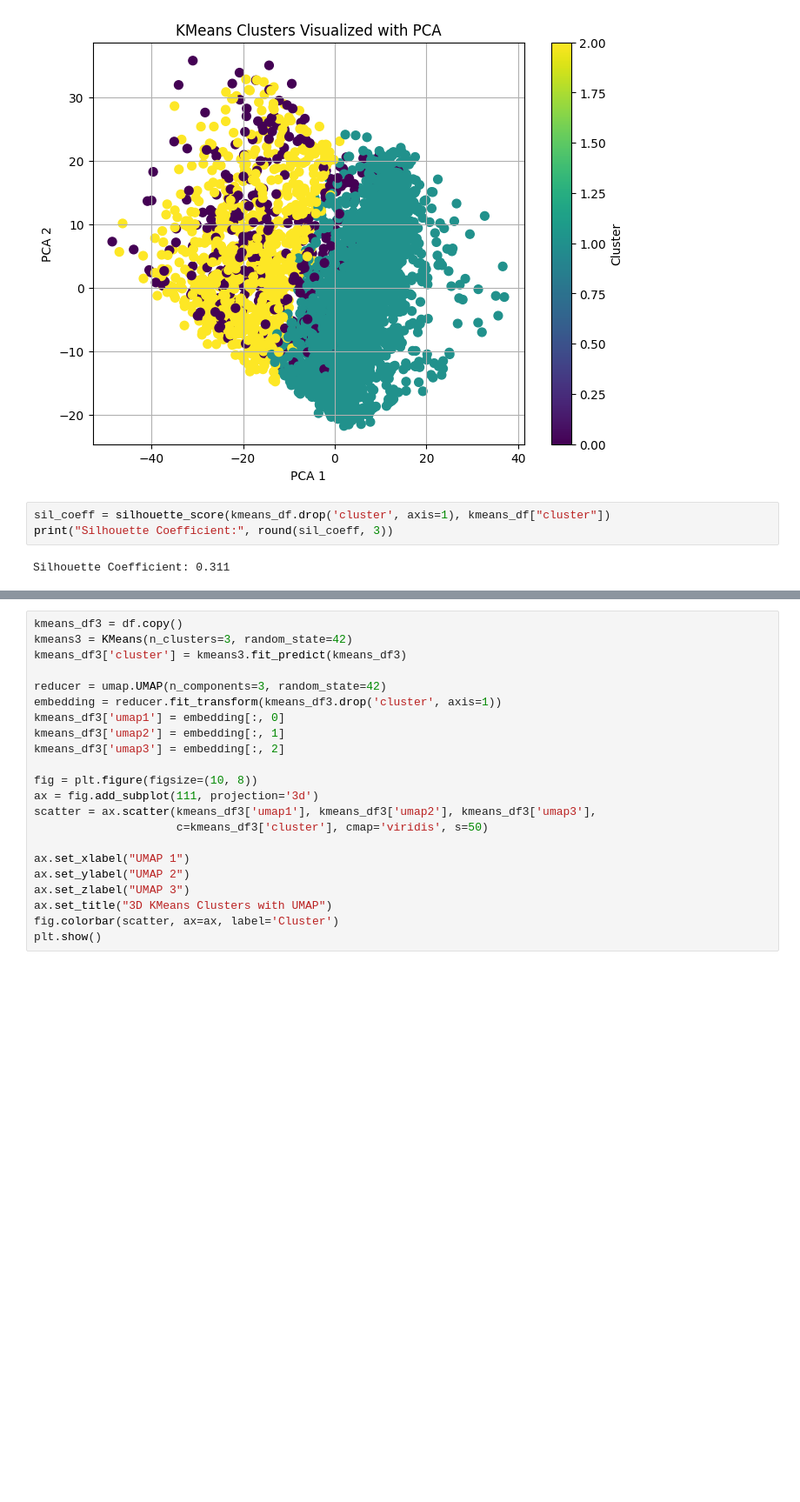
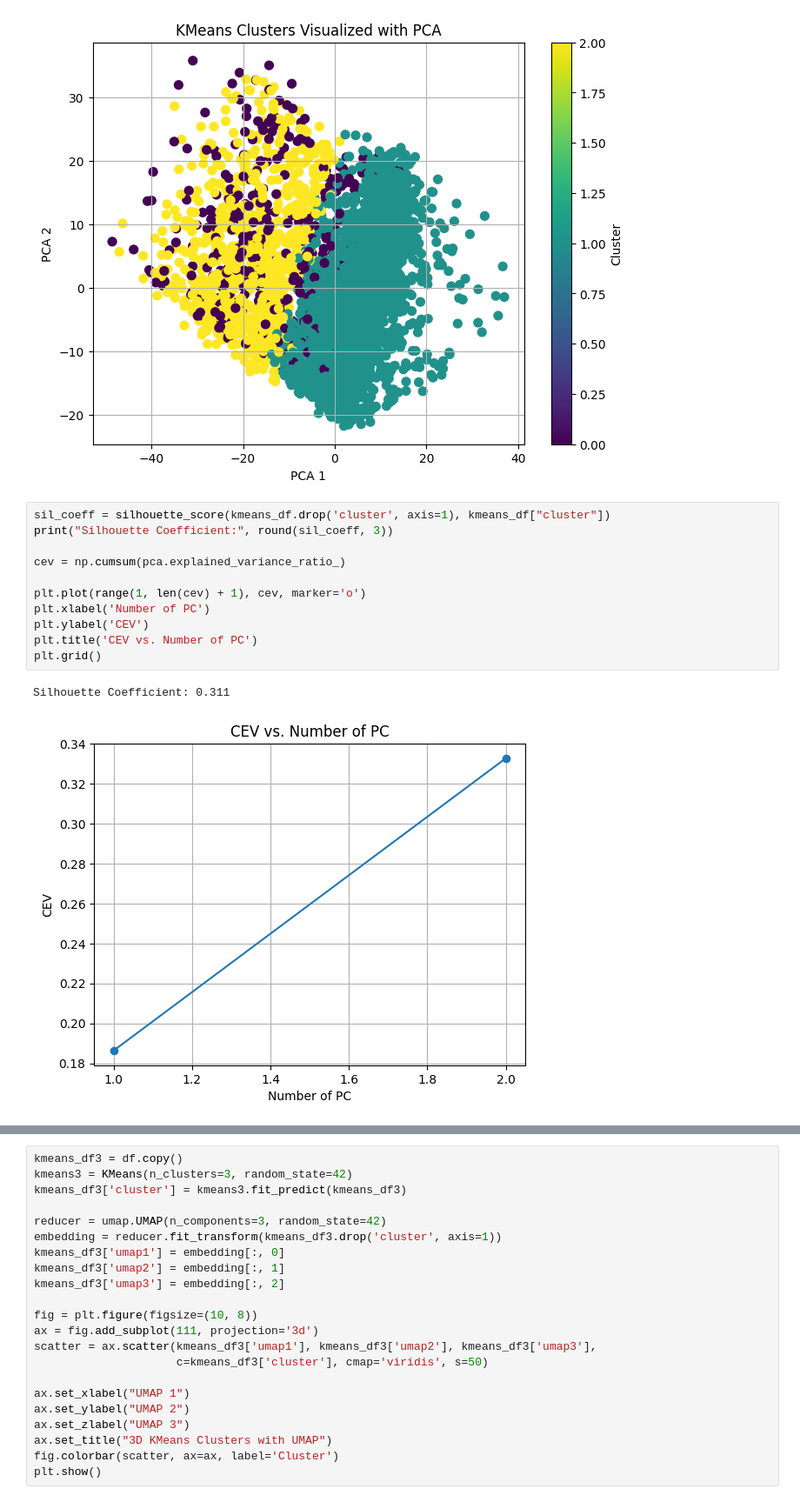
Before and after one commit to samroska/milestone-2-siads-696, a Jupyter notebook: Clustering - All Features.ipynb, the cells around one changed output, grey strips where cells are left out. Shown at 87% size. Cells and saved outputs as stored; diff of their text form; blank space fills up the shorter version.

```diff
--- a/Clustering - All Features.ipynb
+++ b/Clustering - All Features.ipynb
@@ -66,8 +66,17 @@ plt.show()
 # %%
 sil_coeff = silhouette_score(kmeans_df.drop('cluster', axis=1), kmeans_df["cluster"])
 print("Silhouette Coefficient:", round(sil_coeff, 3))
+
+cev = np.cumsum(pca.explained_variance_ratio_)
+
+plt.plot(range(1, len(cev) + 1), cev, marker='o')
+plt.xlabel('Number of PC')
+plt.ylabel('CEV')
+plt.title('CEV vs. Number of PC')
+plt.grid()
 # %% [output]
 Silhouette Coefficient: 0.311
+[figure, added]
 # %%
 kmeans_df2 = df.copy()
 kmeans2 = KMeans(n_clusters=3, random_state=42)
```
Also changed, not shown: parts of 10 cells of this notebook.
